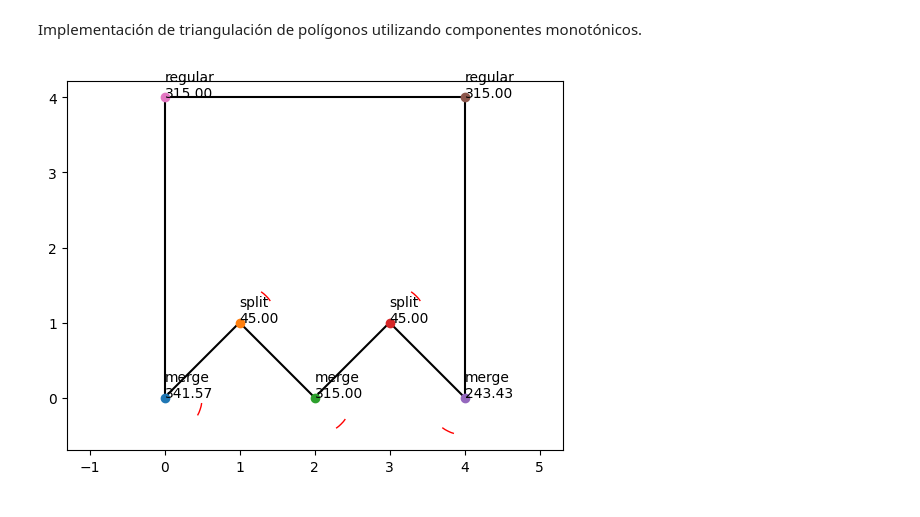
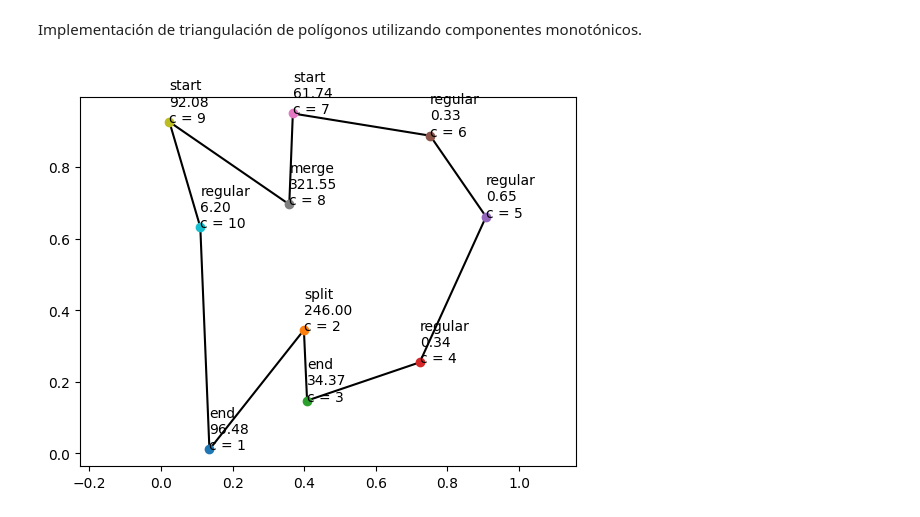
Before and after one commit to JUANITOTELO/Geometry, a Jupyter notebook: week5.ipynb, the cells around one changed output. Saved outputs shown, nothing was run; the diff lists cells and outputs as text; code cells hidden in the pictures.

```diff
--- a/week5.ipynb
+++ b/week5.ipynb
@@ -2,47 +57,67 @@
 # Lecture 2
 # %% [markdown]
 Implementación de triangulación de polígonos utilizando componentes monotónicos.
+# %%
+import numpy as np
+
+def generate_clockwise_polygon(n_points):
+    # Generate random points
+    points = np.random.rand(n_points, 2)
+
+    # Calculate the centroid of the points
+    centroid = points.mean(axis=0)
+
+    # Calculate the angles from the centroid to the points
+    angles = np.arctan2(points[:,1] - centroid[1], points[:,0] - centroid[0])
+
+    # Sort the points by the angles in clockwise order
+    sorted_points = points[angles.argsort()[::-1]]
+
+    return sorted_points.tolist()
 # %%
 import numpy as np
 
 # type of vertex: start, end, split, merge, regular
 def type(p1,p2,p3):
     v1 = np.array(p2)-np.array(p1)
     v2 = np.array(p3)-np.array(p1)
     angle = np.arccos(np.dot(v1,v2)/(np.linalg.norm(v1)*np.linalg.norm(v2)))
-    angle = angle*180/np.pi
+    # angle = angle*180/np.pi
     orientation = np.cross(v1,v2)
     # print(f"p1: {p1} p2: {p2} p3: {p3}")
     # print(f"v1: {v1} v2: {v2}")
     # print(f"orientation: {orientation} angle: {angle}")
     if orientation > 0:
-        angle = 360-angle
+        angle = 2*np.pi-angle
 
-    if (p1[1] < p2[1] and p3[1] < p2[1]) and angle < np.pi:
-        return 'start', angle
-    elif (p1[1] < p2[1] and p3[1] < p2[1]) and angle > np.pi:
-        return 'split', angle
-    elif (p1[1] > p2[1] and p3[1] > p2[1]) and angle < np.pi:
-        return 'end', angle
-    elif (p1[1] > p2[1] and p3[1] > p2[1]) and angle > np.pi:
-        return 'merge', angle
+    if (p1[1] <= p2[1] and p3[1] <= p2[1]) and angle <= np.pi:
+        return 'start', angle*180/np.pi
+    elif (p1[1] <= p2[1] and p3[1] <= p2[1]) and angle >= np.pi:
+        return 'split', angle*180/np.pi
+    elif (p1[1] >= p2[1] and p3[1] >= p2[1]) and angle <= np.pi:
+        return 'end', angle*180/np.pi
+    elif (p1[1] >= p2[1] and p3[1] >= p2[1]) and angle >= np.pi:
+        return 'merge', angle*180/np.pi
     else:
         return 'regular', angle
 
 # test
 import matplotlib.pyplot as plt
-vs = [(0,0),(1,1),(2,0),(3,1),(4,0),(4,4),(0,4)]
+vs = generate_clockwise_polygon(10)
 for i in range(len(vs)-1):
     plt.plot([vs[i][0],vs[i+1][0]],[vs[i][1],vs[i+1][1]],'k')
 plt.plot([vs[-1][0],vs[0][0]],[vs[-1][1],vs[0][1]],'k')
-for i in range(len(vs)):
+
+c=1
+for i in range(len(vs)-1,-1,-1):
     plt.plot(vs[i][0],vs[i][1],'o')
     t = type(vs[i-1],vs[i],vs[(i+1)%len(vs)])[0]
     a = type(vs[i-1],vs[i],vs[(i+1)%len(vs)])[1]
-    plt.text(vs[i][0],vs[i][1],f"{t}\n{a:.2f}")
+    plt.text(vs[i][0],vs[i][1],f"{t}\n{a:.2f}\nc = {c}")
+    c+=1
 
 
 plt.axis('equal')
 plt.show()
 # %% [output]
-[figure, old version]
+[figure, new version]
```
Also changed, not shown: parts of 3 cells of this notebook, 3 other files.
